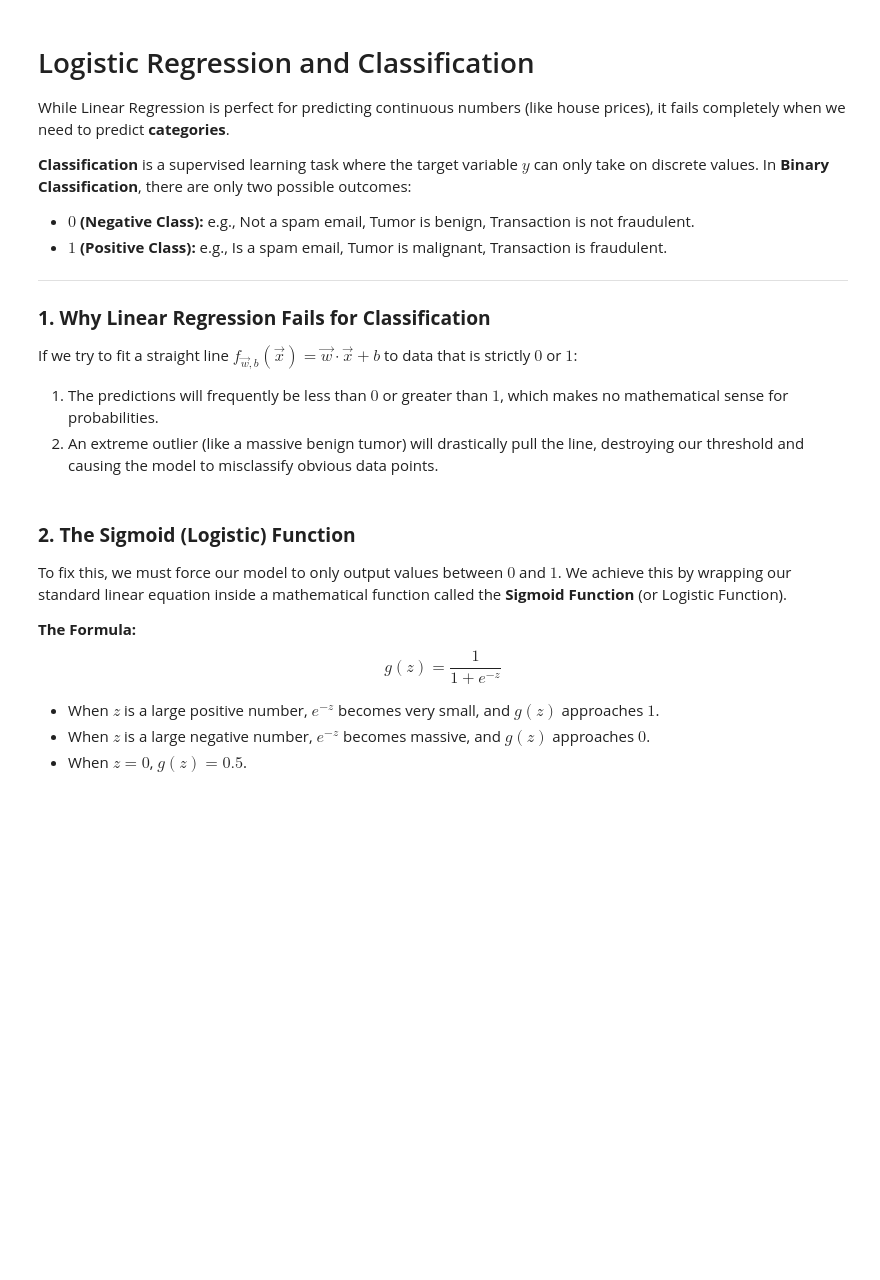
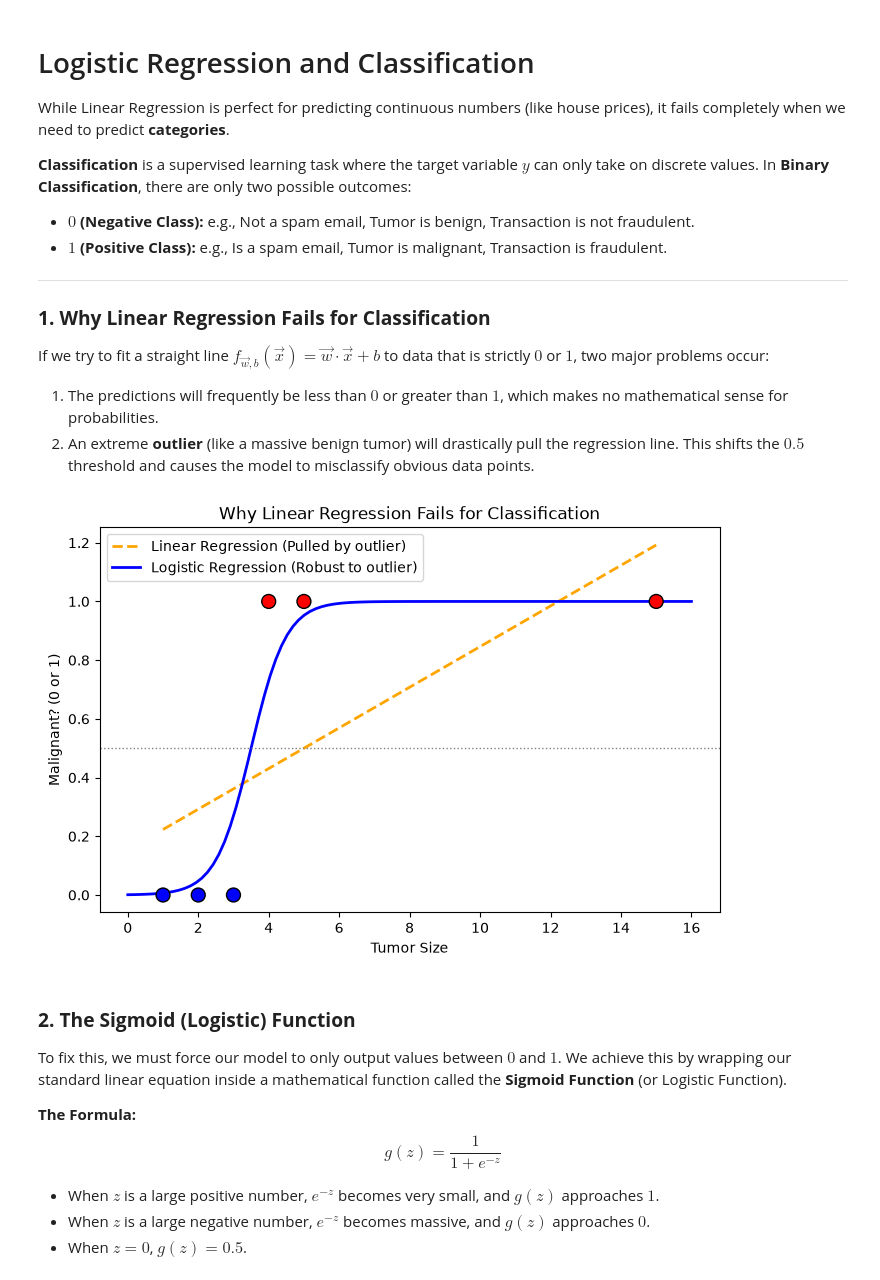
Before and after one commit to deepakdasbiswas/Machine-Learning, a Jupyter notebook: Logistic_Regression.ipynb, the cells around one changed output. Drawn from its saved outputs; the diff is of its cells as text; code cells hidden in the pictures; blank space fills up the shorter version.

```diff
--- a/Logistic_Regression.ipynb
+++ b/Logistic_Regression.ipynb
@@ -11,9 +11,39 @@ While Linear Regression is perfect for predicting continuous numbers (like house
 
 ### **1. Why Linear Regression Fails for Classification**
 
-If we try to fit a straight line $f_{\vec{w},b}(\vec{x}) = \vec{w} \cdot \vec{x} + b$ to data that is strictly $0$ or $1$:
+If we try to fit a straight line $f_{\vec{w},b}(\vec{x}) = \vec{w} \cdot \vec{x} + b$ to data that is strictly $0$ or $1$, two major problems occur:
 1.  The predictions will frequently be less than $0$ or greater than $1$, which makes no mathematical sense for probabilities.
-2.  An extreme outlier (like a massive benign tumor) will drastically pull the line, destroying our threshold and causing the model to misclassify obvious data points.
+2.  An extreme **outlier** (like a massive benign tumor) will drastically pull the regression line. This shifts the $0.5$ threshold and causes the model to misclassify obvious data points.
+# %%
+import numpy as np
+import matplotlib.pyplot as plt
+
+# 1. Visualizing the Outlier Problem
+# Imagine predicting if a tumor is malignant (1) or benign (0) based on size
+X_tumor = np.array([1, 2, 3, 4, 5, 15])  # Notice the outlier at size 15
+y_tumor = np.array([0, 0, 0, 1, 1, 1])
+
+# Fit a simple linear line (y = mx + c) using numpy for demonstration
+m, c = np.polyfit(X_tumor, y_tumor, 1)
+lin_pred = m * X_tumor + c
+
+# Create a conceptual S-curve (Logistic fit)
+x_range = np.linspace(0, 16, 100)
+log_pred = 1 / (1 + np.exp(-(x_range - 3.5) * 2))
+
+fig, ax = plt.subplots(figsize=(8, 5))
+ax.scatter(X_tumor, y_tumor, c=y_tumor, cmap='bwr', s=100, edgecolors='k', zorder=3)
+ax.plot(X_tumor, lin_pred, c='orange', lw=2, ls='--', label="Linear Regression (Pulled by outlier)")
+ax.plot(x_range, log_pred, c='blue', lw=2, label="Logistic Regression (Robust to outlier)")
+
+ax.axhline(0.5, color='gray', lw=1, ls=':')
+ax.set_title("Why Linear Regression Fails for Classification")
+ax.set_xlabel("Tumor Size")
+ax.set_ylabel("Malignant? (0 or 1)")
+ax.legend()
+plt.show()
+# %% [output]
+[figure, added]
 # %% [markdown]
 ### **2. The Sigmoid (Logistic) Function**
 
```
Also changed, not shown: parts of 14 cells of this notebook.
